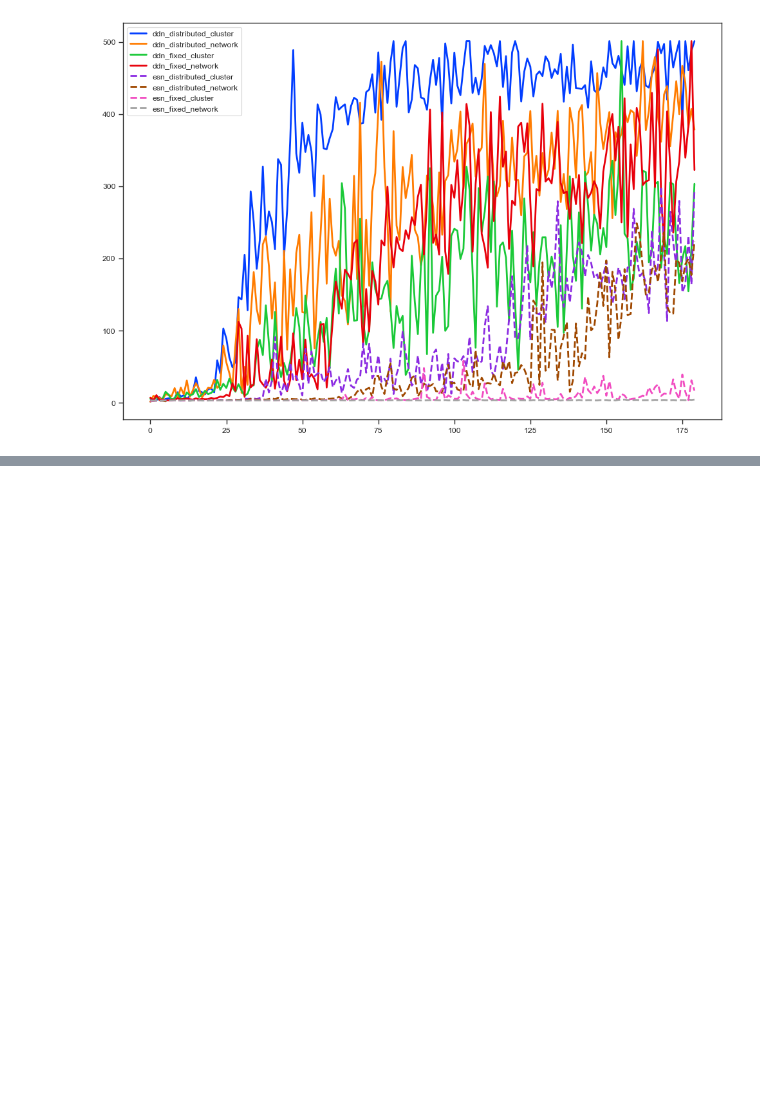
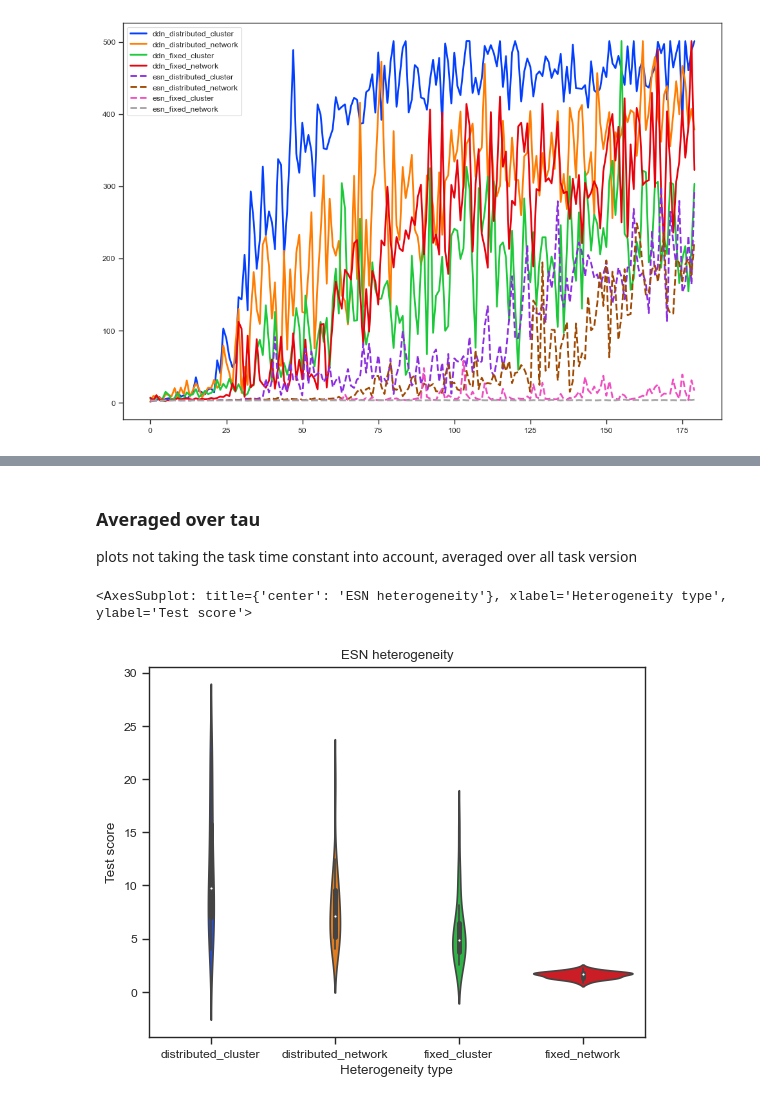
Before and after one commit to StefanIacob/DDN-public, a Jupyter notebook: analysis_decay_heterogeneity_mg.ipynb, the cells around one changed output, grey strips where cells are left out. Saved outputs shown, nothing was run; the diff lists cells and outputs as text; code cells hidden in the pictures; blank space fills up the shorter version.

Commit message:
add april data and working on analysis notebooks

```diff
--- a/analysis_decay_heterogeneity_mg.ipynb
+++ b/analysis_decay_heterogeneity_mg.ipynb
@@ -102,2 +101,10 @@ network
+# %%
+
+for net_type in MG_imports:
+    for het_type in MG_imports[net_type]:
+        for cluster_type in MG_imports[net_type][het_type]:
+            dict = MG_imports[net_type][het_type][cluster_type]['results_dict']
+            plot_df = MG_plot_df_from_evo_dict(dict, max_gen)
+            MG_imports[net_type][het_type][cluster_type]['evo_df'] = plot_df
 # %% [markdown]
 ## Performance throughout evolution
@@ -127,2 +158,15 @@ plt.legend()
 # %%
-def get_best():
+import copy
+filenames_test = copy.deepcopy(filenames)
+results_dicts_test = {}
+for net_type in filenames_test:
+    results_dicts_test[net_type] = {}
+    for dist_type in filenames_test[net_type]:
+        results_dicts_test[net_type][dist_type] = {}
+        for cluster_type in filenames_test[net_type][dist_type]:
+            test_filename = filenames_test[net_type][dist_type][cluster_type][:-2] + "_test_optimized.p"
+            filenames_test[net_type][dist_type][cluster_type] = test_filename
+            test_results = load_results_dict(dir, test_filename)
+            taus = test_results.keys()
+            print(taus)
+            results_dicts_test[net_type][dist_type][cluster_type] = test_results
@@ -128,0 +182,23 @@ def get_best():
+# %% [markdown]
+### Averaged over tau
+plots not taking the task time constant into account, averaged over all task version
+# %%
+tau_av_df_dict_esn = {
+    'Heterogeneity type': [],
+    'Test score': [],
+}
+for dist_type in filenames_test['esn']:
+    for cluster_type in filenames_test['esn'][dist_type]:
+        type_name = dist_type + "_" + cluster_type
+        tau_averaged = [results_dicts_test['esn'][dist_type][cluster_type][tau] for tau in taus]
+        res = list(np.mean(np.mean(np.array(tau_averaged), axis=0), axis=1))
+        tau_av_df_dict_esn['Test score'] += res
+        tau_av_df_dict_esn['Heterogeneity type'] += [type_name] * len(res)
+
+tau_av_df_esn = pd.DataFrame.from_dict(tau_av_df_dict_esn)
+plt.title("ESN heterogeneity")
+sns.violinplot(tau_av_df_esn, x="Heterogeneity type", y='Test score')
+# sns.kdeplot(tau_av_df_esn, hue="Heterogeneity type", y='Test score')
+# %% [output]
+<AxesSubplot: title={'center': 'ESN heterogeneity'}, xlabel='Heterogeneity type', ylabel='Test score'>
+[figure, added]
```
Also changed, not shown: parts of 25 cells of this notebook, 12 other files.
